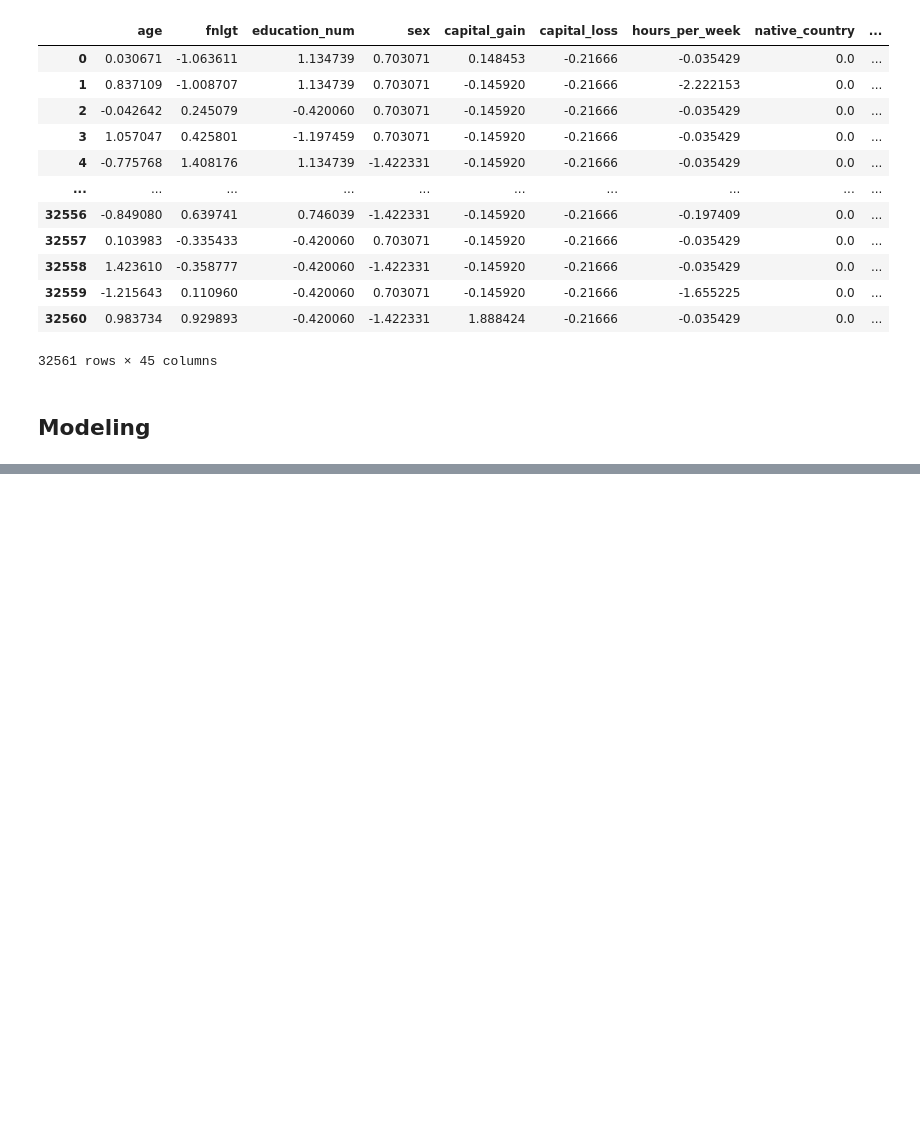
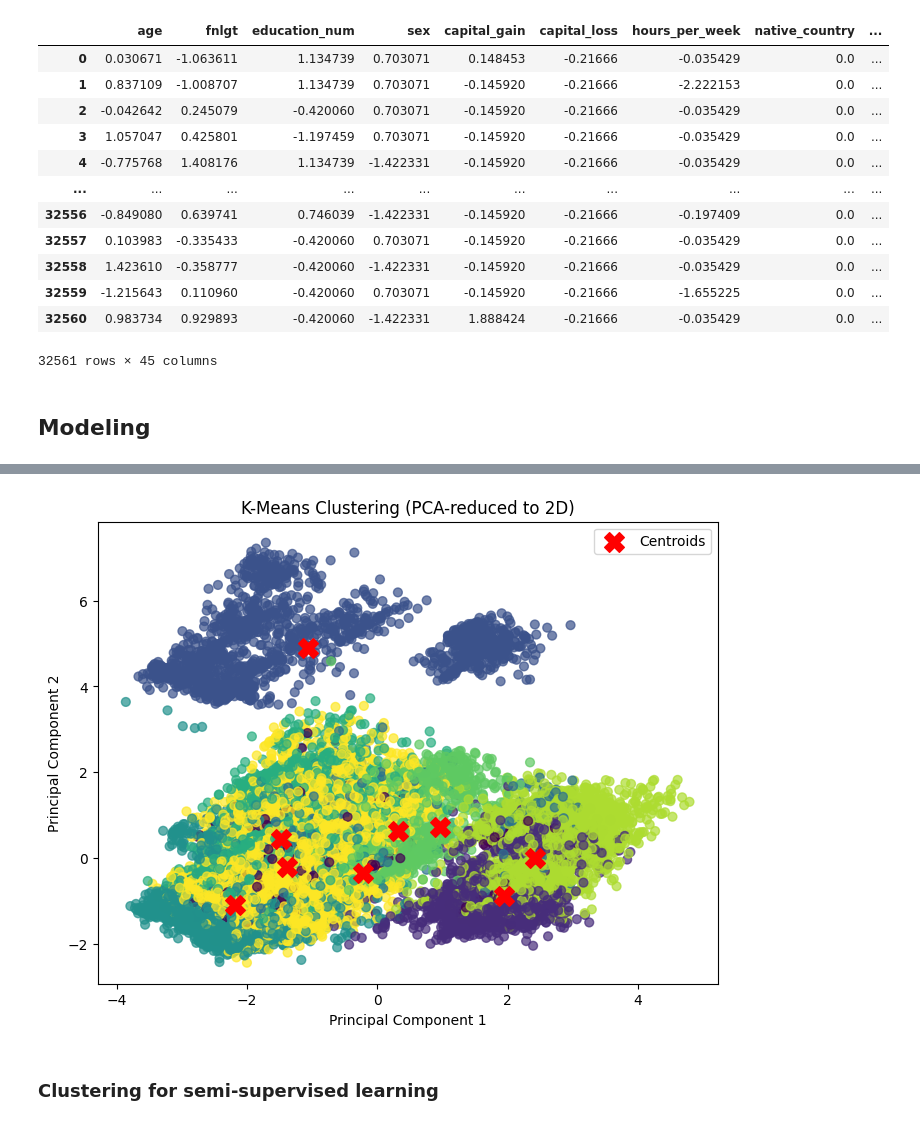
Before and after one commit to Alhamza-Mohamed/Hands-on-machine-learning-course, a Jupyter notebook: chapter 9/chapter 9 clustring.ipynb, the cells around one changed output, grey strips where cells are left out. Cells and saved outputs as stored; diff of their text form; code cells hidden in the pictures; blank space fills up the shorter version.

Commit message:
PCA and semi-supervised

```diff
--- a/chapter 9/chapter 9 clustring.ipynb
+++ b/chapter 9/chapter 9 clustring.ipynb
@@ -133,0 +194,7 @@ array([0, 1, 0, ..., 0, 0, 1], dtype=int32)
+# %%
+kmeans = KMeans(n_clusters=9,random_state=42)
+kmeans.fit(cleaned_data) #training (fitting) the K-Means algorithm on your dataset.
+
+sil_scores.append(silhouette_score(cleaned_data, kmeans.labels_))  #kmeans.labels_ stores each point with its cluster
+
+inertias.append(kmeans.inertia_)
@@ -133,0 +213,6 @@ array([0, 1, 0, ..., 0, 0, 1], dtype=int32)
+# %%
+from sklearn.decomposition import PCA
+
+pca = PCA(n_components=2)
+X2D = pca.fit_transform(cleaned_data)
+X2D
@@ -133,0 +236,29 @@ array([0, 1, 0, ..., 0, 0, 1], dtype=int32)
+# %%
+plt.figure(figsize=(8, 6))
+plt.scatter(
+    X2D[:, 0], X2D[:, 1],
+    c=y_pred,            # color by cluster label
+    cmap='viridis',
+    s=40,
+    alpha=0.7
+)
+
+# plot cluster centers
+centers_2D = pca.transform(kmeans.cluster_centers_)
+plt.scatter(
+    centers_2D[:, 0], centers_2D[:, 1],
+    c='red',
+    s=200,
+    marker='X',
+    label='Centroids'
+)
+
+plt.title("K-Means Clustering (PCA-reduced to 2D)")
+plt.xlabel("Principal Component 1")
+plt.ylabel("Principal Component 2")
+plt.legend()
+plt.show()
+# %% [output]
+[figure, added]
+# %% [markdown]
+### Clustering for semi-supervised learning
```
Also changed, not shown: parts of 20 cells of this notebook.
